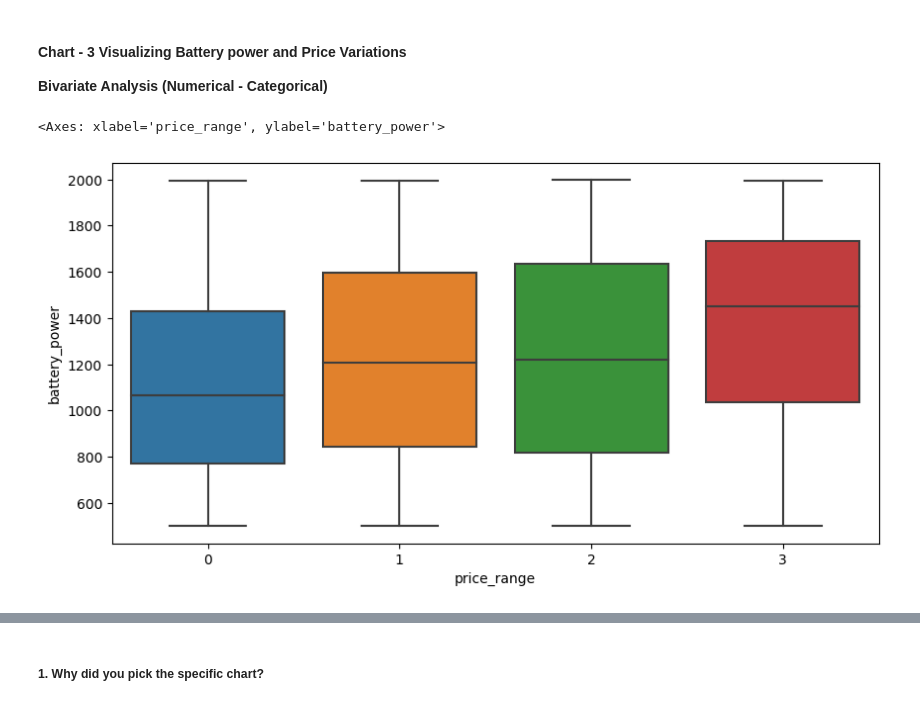
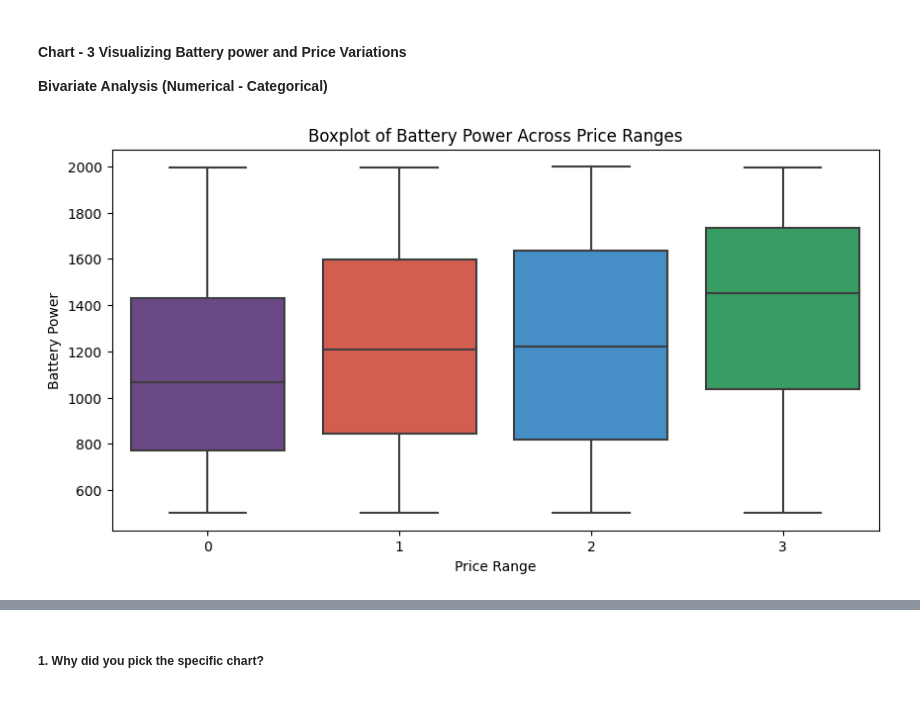
Before and after one commit to kapilkukreja469/Mobile_price_range_prediction, a Jupyter notebook: Mobile_price_range_prediction_by_kapil_kukreja.ipynb, the cells around one changed output, grey strips where cells are left out. Drawn from its saved outputs; the diff is of its cells as text; code cells hidden in the pictures.

```diff
--- a/Mobile_price_range_prediction_by_kapil_kukreja.ipynb
+++ b/Mobile_price_range_prediction_by_kapil_kukreja.ipynb
@@ -481,10 +484,21 @@ Findings indicate that network technology has minimal impact on battery power, W
 # %% [markdown]
 #### **Chart - 3 Visualizing Battery power and Price Variations**
 **Bivariate Analysis (Numerical - Categorical)**
-# %%
-# Chart - 3 visualization code
-
-sns.boxplot(x="price_range", y="battery_power", data=mobile_df)
-# %% [output]
-<Axes: xlabel='price_range', ylabel='battery_power'>
-[figure, removed]
+# %%
+# Chart - 3 visualization code
+
+# colors palette for some shining dark colors in this graph
+custom_palette = ["#6C3E90", "#E74C3C", "#3191DB", "#27AE60"]
+
+# creating box plot for visualizing battery power among different price range
+ax = sns.boxplot(x="price_range", y="battery_power", data=mobile_df, palette=custom_palette)
+
+# Add title and labels
+ax.set_title("Boxplot of Battery Power Across Price Ranges")
+ax.set_xlabel("Price Range")
+ax.set_ylabel("Battery Power")
+
+# Show the plot
+plt.show()
+# %% [output]
+[figure, added]
```
Also changed, not shown: parts of 94 cells of this notebook.
